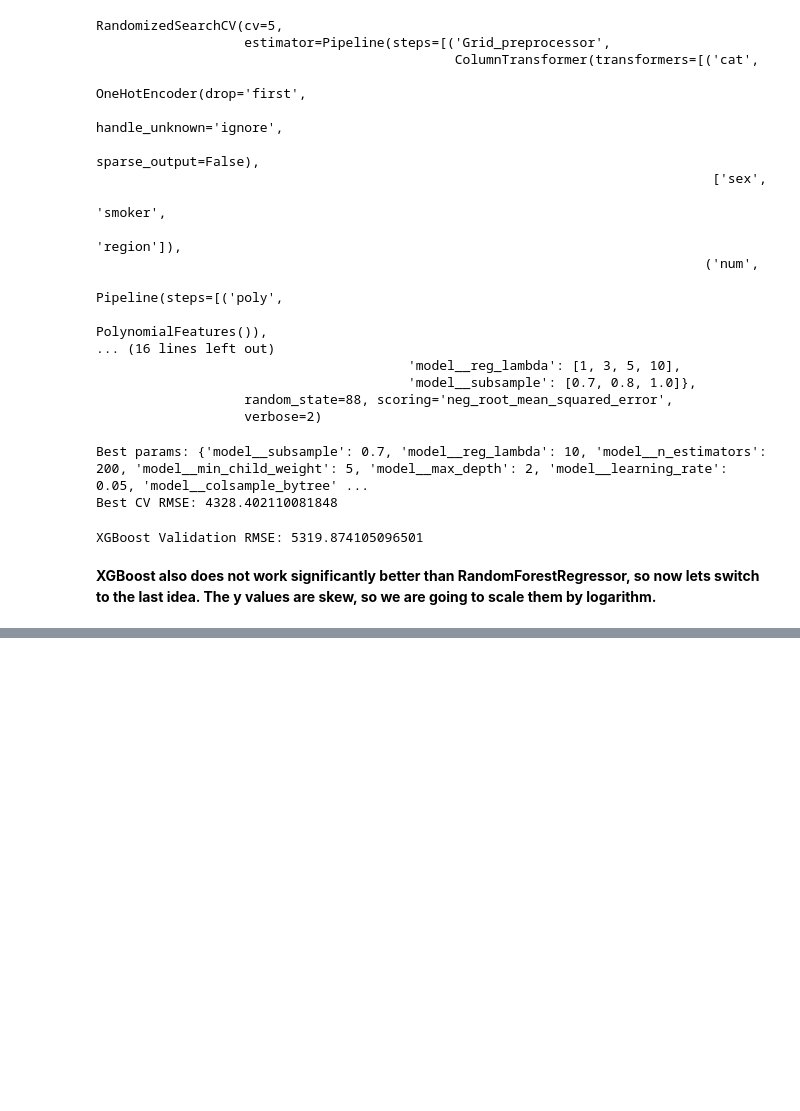
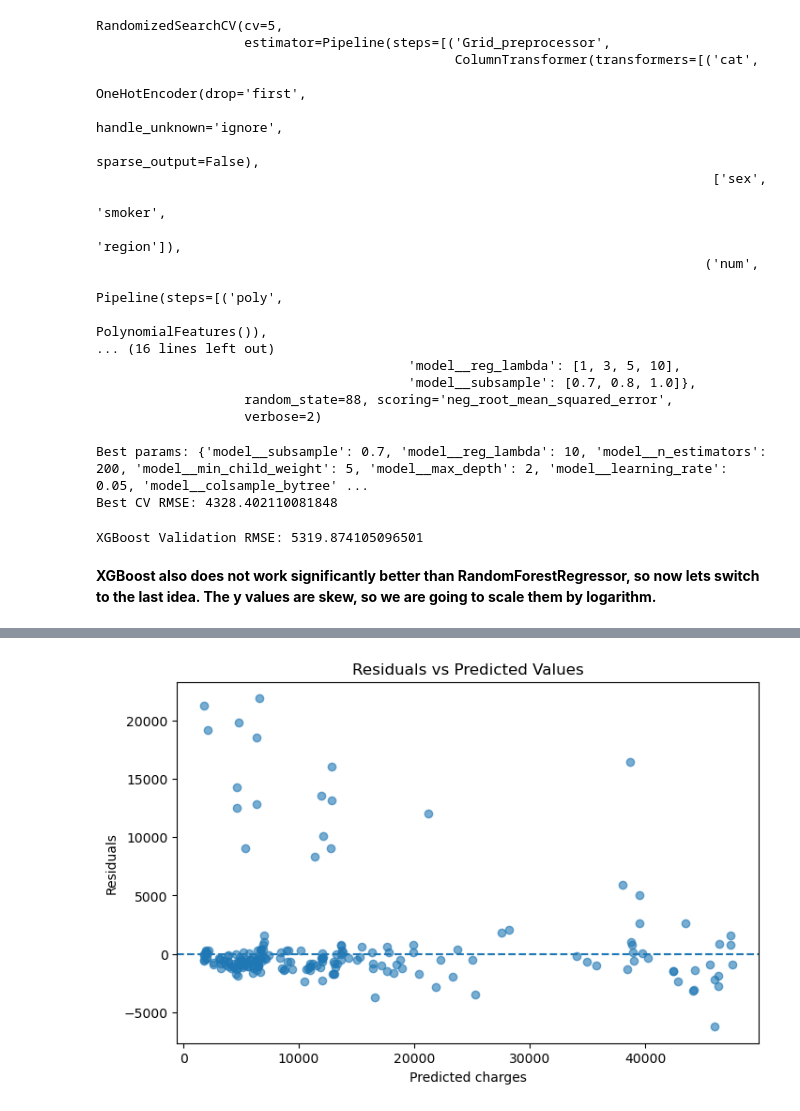
Before and after one commit to adamxszczepanski/SQL-and-ML-Projects, a Jupyter notebook: InsuranceChargesPrediction_ML/InsuranceChargePrediction_ML.ipynb, the cells around one changed output, grey strips where cells are left out. Saved outputs shown, nothing was run; the diff lists cells and outputs as text; code cells hidden in the pictures; blank space fills up the shorter version.

```diff
--- a/InsuranceChargesPrediction_ML/InsuranceChargePrediction_ML.ipynb
+++ b/InsuranceChargesPrediction_ML/InsuranceChargePrediction_ML.ipynb
@@ -1053,0 +1344,13 @@ NameError: name 'model' is not defined
+# %%
+residuals = y_test - test_pred
+
+plt.figure(figsize=(8, 5))
+plt.scatter(test_pred, residuals, alpha=0.6)
+plt.axhline(0, linestyle="--")
+
+plt.xlabel("Predicted charges")
+plt.ylabel("Residuals")
+plt.title("Residuals vs Predicted Values")
+plt.show()
+# %% [output]
+[figure, added]
```
Also changed, not shown: parts of 18 cells of this notebook.
